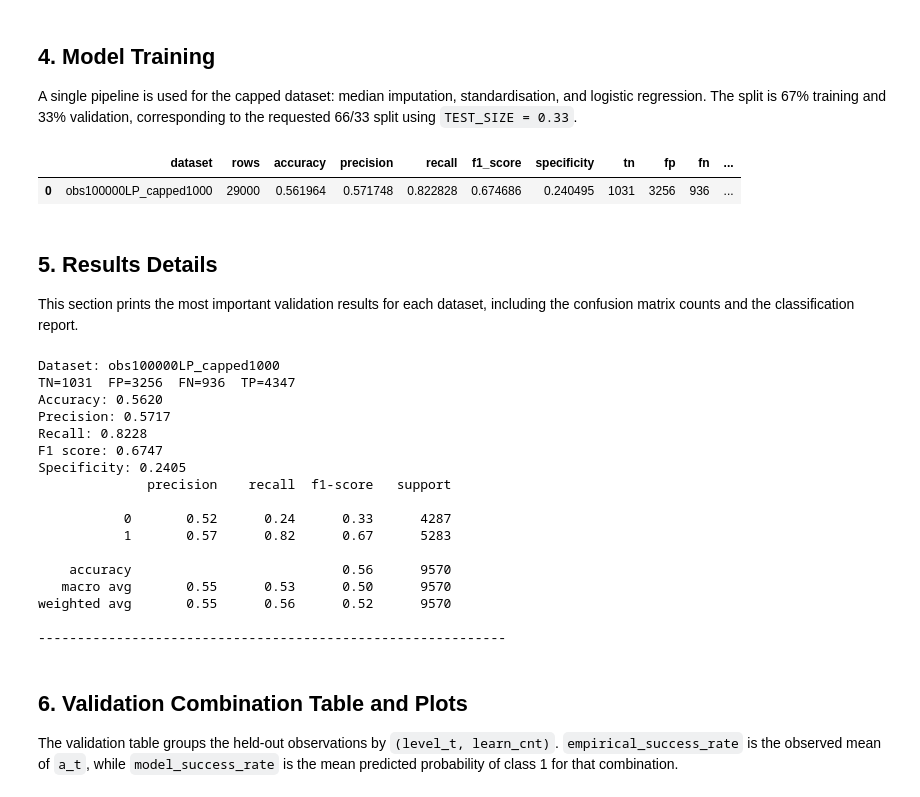
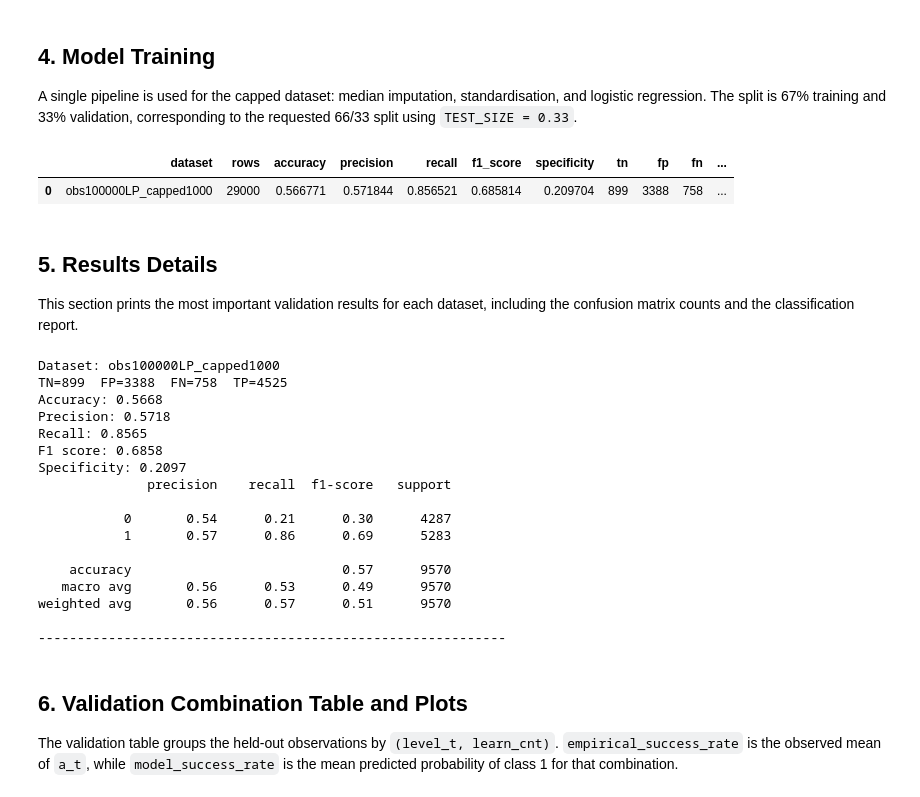
Before and after one commit to andrewvalletta/DissertationRepo, a Jupyter notebook: python/simple_logistic_regression_capped_1000.ipynb, the cells around one changed output. Saved outputs shown, nothing was run; the diff lists cells and outputs as text; code cells hidden in the pictures.

```diff
--- a/python/simple_logistic_regression_capped_1000.ipynb
+++ b/python/simple_logistic_regression_capped_1000.ipynb
@@ -148,12 +148,26 @@ obs100000LP_capped1000: 29,000 rows x 3 columns
 
 A single pipeline is used for the capped dataset: median imputation, standardisation, and logistic regression. The split is 67% training and 33% validation, corresponding to the requested 66/33 split using `TEST_SIZE = 0.33`.
 # %%
-def build_model() -> Pipeline:
-    return make_pipeline(
-        SimpleImputer(strategy="median"),
-        StandardScaler(),
-        LogisticRegression(max_iter=2000, random_state=RANDOM_SEED),
-    )
+class PerLevelLogisticRegression:
+    """Wraps one LogisticRegression per level behind a single predict/predict_proba
+    interface -- drop-in replacement anywhere the notebook expects a single model."""
+
+    def __init__(self, per_level_models: dict):
+        self.per_level_models = per_level_models
+        self.classes_ = np.array([0, 1])
+
+    def predict_proba(self, X: pd.DataFrame) -> np.ndarray:
+        if not isinstance(X, pd.DataFrame):
+            X = pd.DataFrame(X, columns=["level_t", "learn_cnt"])
+        proba_class1 = np.zeros(len(X))
+        for level, sub_model in self.per_level_models.items():
+            mask = (X["level_t"] == level).values
+            if mask.any():
+                proba_class1[mask] = sub_model.predict_proba(X.loc[mask, ["learn_cnt"]])[:, 1]
+        return np.column_stack([1 - proba_class1, proba_class1])
+
+    def predict(self, X: pd.DataFrame) -> np.ndarray:
+        return (self.predict_proba(X)[:, 1] >= 0.5).astype(int)
 
 
 def train_and_evaluate(frame: pd.DataFrame) -> dict[str, Any]:
@@ -165,8 +179,14 @@ def train_and_evaluate(frame: pd.DataFrame) -> dict[str, Any]:
         stratify=frame[TARGET_COLUMN] if frame[TARGET_COLUMN].nunique() > 1 else None,
     )
 
-    model = build_model()
-    model.fit(X_train, y_train)
+    per_level_models = {}
+    for level in sorted(X_train["level_t"].unique()):
+        mask = X_train["level_t"] == level
+        per_level_models[level] = LogisticRegression(max_iter=2000, random_state=RANDOM_SEED).fit(
+            X_train.loc[mask, ["learn_cnt"]], y_train[mask]
+        )
+
+    model = PerLevelLogisticRegression(per_level_models)
     y_pred = model.predict(X_test)
     tn, fp, fn, tp = confusion_matrix(y_test, y_pred, labels=[0, 1]).ravel()
 
@@ -175,38 +195,35 @@ def train_and_evaluate(frame: pd.DataFrame) -> dict[str, Any]:
         "X_test": X_test.reset_index(drop=True),
         "y_test": y_test.reset_index(drop=True),
         "y_pred": pd.Series(y_pred),
         "metrics": {
             "accuracy": accuracy_score(y_test, y_pred),
             "precision": precision_score(y_test, y_pred, zero_division=0),
             "recall": recall_score(y_test, y_pred, zero_division=0),
             "f1_score": f1_score(y_test, y_pred, zero_division=0),
             "specificity": tn / (tn + fp) if (tn + fp) else 0.0,
-            "tn": tn,
-            "fp": fp,
-            "fn": fn,
-            "tp": tp,
+            "tn": tn, "fp": fp, "fn": fn, "tp": tp,
         },
     }
 
 
 def summarize_result(dataset_name: str, frame: pd.DataFrame) -> tuple[dict[str, Any], dict[str, Any]]:
     result = train_and_evaluate(frame)
     return result, {"dataset": dataset_name, "rows": len(frame), **result["metrics"]}
 
 
 training_results = {}
 results_rows = []
 
 for dataset_name, frame in datasets.items():
     result, summary_row = summarize_result(dataset_name, frame)
     training_results[dataset_name] = result
     results_rows.append(summary_row)
 
 results_df = pd.DataFrame(results_rows).sort_values("dataset").reset_index(drop=True)
 display(results_df)
 # %% [output]
 |  | dataset | rows | accuracy | precision | recall | f1_score | specificity | tn | fp | fn | ... |
-| 0 | obs100000LP_capped1000 | 29000 | 0.561964 | 0.571748 | 0.822828 | 0.674686 | 0.240495 | 1031 | 3256 | 936 | ... |
+| 0 | obs100000LP_capped1000 | 29000 | 0.566771 | 0.571844 | 0.856521 | 0.685814 | 0.209704 | 899 | 3388 | 758 | ... |
 # %% [markdown]
 ## 5. Results Details
 
@@ -229,20 +246,20 @@ for dataset_name, result in training_results.items():
     show_metrics(dataset_name, result)
 # %% [output]
 Dataset: obs100000LP_capped1000
-TN=1031  FP=3256  FN=936  TP=4347
-Accuracy: 0.5620
-Precision: 0.5717
-Recall: 0.8228
-F1 score: 0.6747
-Specificity: 0.2405
+TN=899  FP=3388  FN=758  TP=4525
+Accuracy: 0.5668
+Precision: 0.5718
+Recall: 0.8565
+F1 score: 0.6858
+Specificity: 0.2097
               precision    recall  f1-score   support
 
-           0       0.52      0.24      0.33      4287
-           1       0.57      0.82      0.67      5283
+           0       0.54      0.21      0.30      4287
+           1       0.57      0.86      0.69      5283
 
-    accuracy                           0.56      9570
-   macro avg       0.55      0.53      0.50      9570
-weighted avg       0.55      0.56      0.52      9570
+    accuracy                           0.57      9570
+   macro avg       0.56      0.53      0.49      9570
+weighted avg       0.56      0.57      0.51      9570
 
 ------------------------------------------------------------
 # %% [markdown]
```
Also changed, not shown: parts of 2 cells of this notebook.
